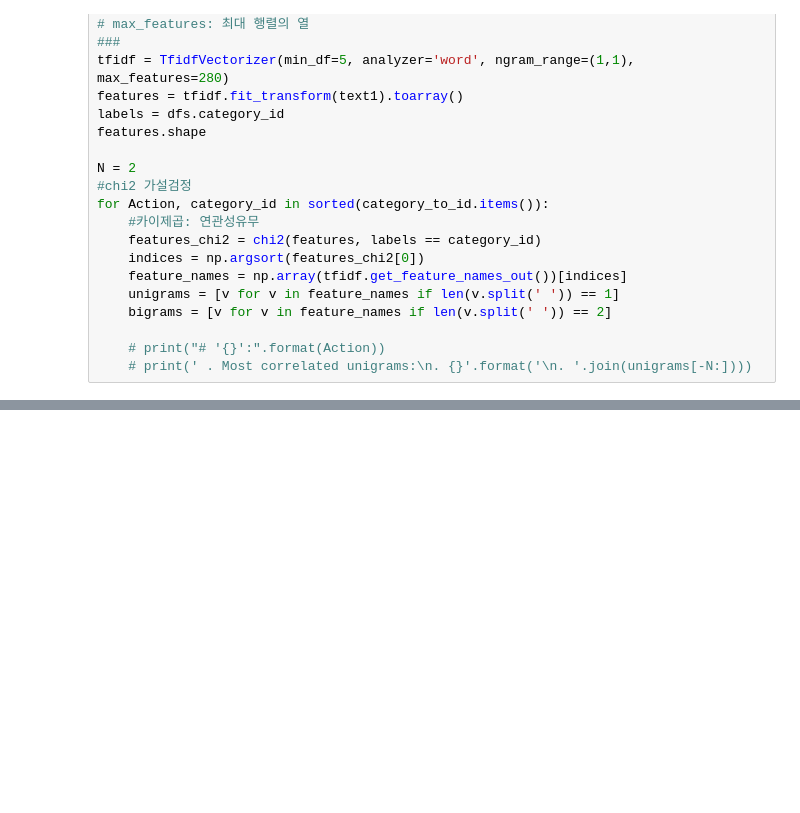
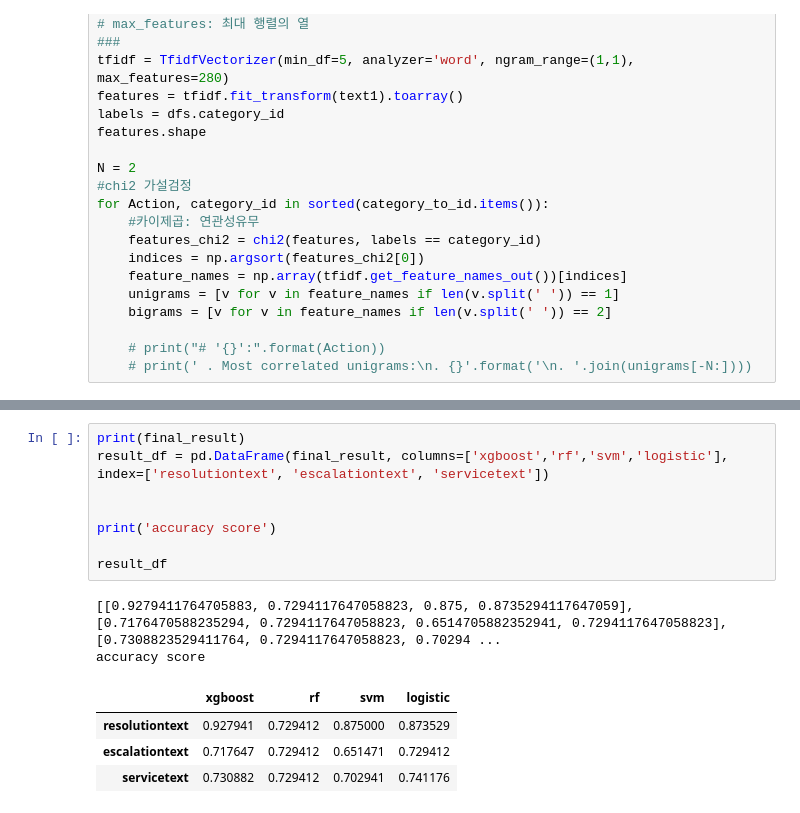
Before and after one commit to web-d-jun/python-ml, a Jupyter notebook: src/text_learn.ipynb, the cells around one changed output, grey strips where cells are left out. Drawn from its saved outputs; the diff is of its cells as text; blank space fills up the shorter version.

```diff
--- a/src/text_learn.ipynb
+++ b/src/text_learn.ipynb
@@ -456,0 +470,15 @@ Name: col1, Length: 2265, dtype: float64
+# %%
+print(final_result)
+result_df = pd.DataFrame(final_result, columns=['xgboost','rf','svm','logistic'], index=['resolutiontext', 'escalationtext', 'servicetext'])
+
+
+print('accuracy score')
+
+result_df
+# %% [output]
+[[0.9279411764705883, 0.7294117647058823, 0.875, 0.8735294117647059], [0.7176470588235294, 0.7294117647058823, 0.6514705882352941, 0.7294117647058823], [0.7308823529411764, 0.7294117647058823, 0.70294 ...
+accuracy score
+|  | xgboost | rf | svm | logistic |
+| resolutiontext | 0.927941 | 0.729412 | 0.875000 | 0.873529 |
+| escalationtext | 0.717647 | 0.729412 | 0.651471 | 0.729412 |
+| servicetext | 0.730882 | 0.729412 | 0.702941 | 0.741176 |
```
Also changed, not shown: parts of 6 cells of this notebook.
